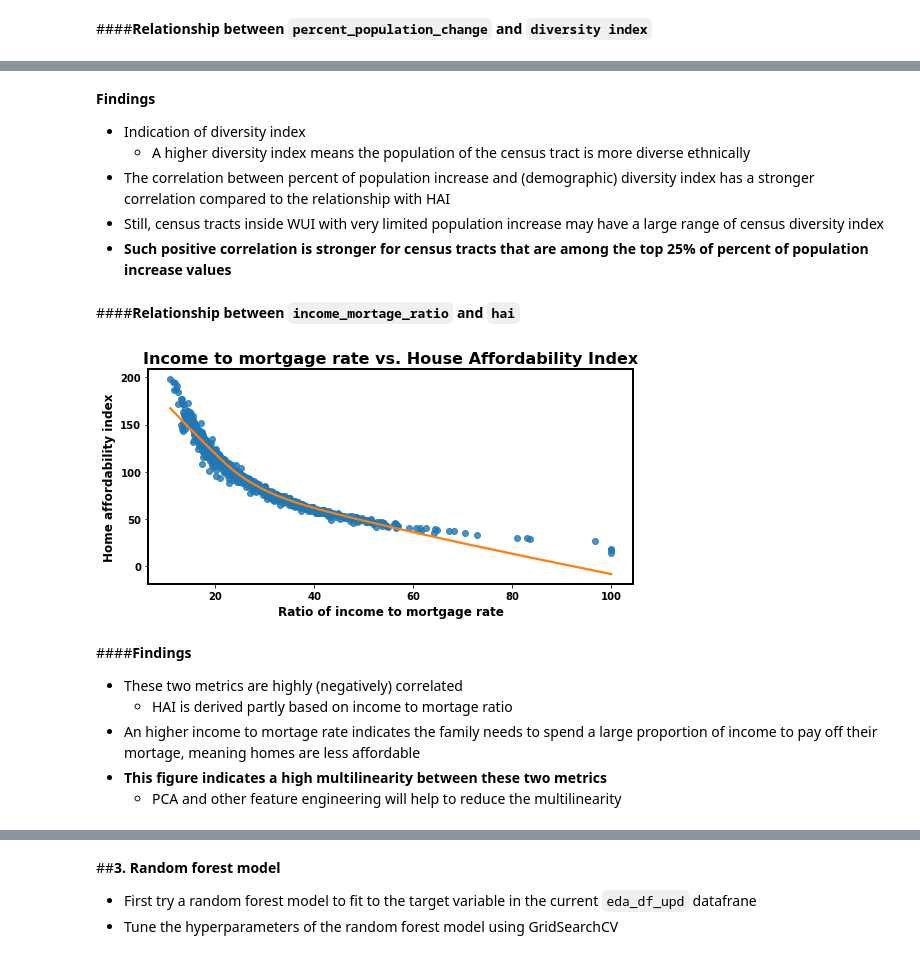
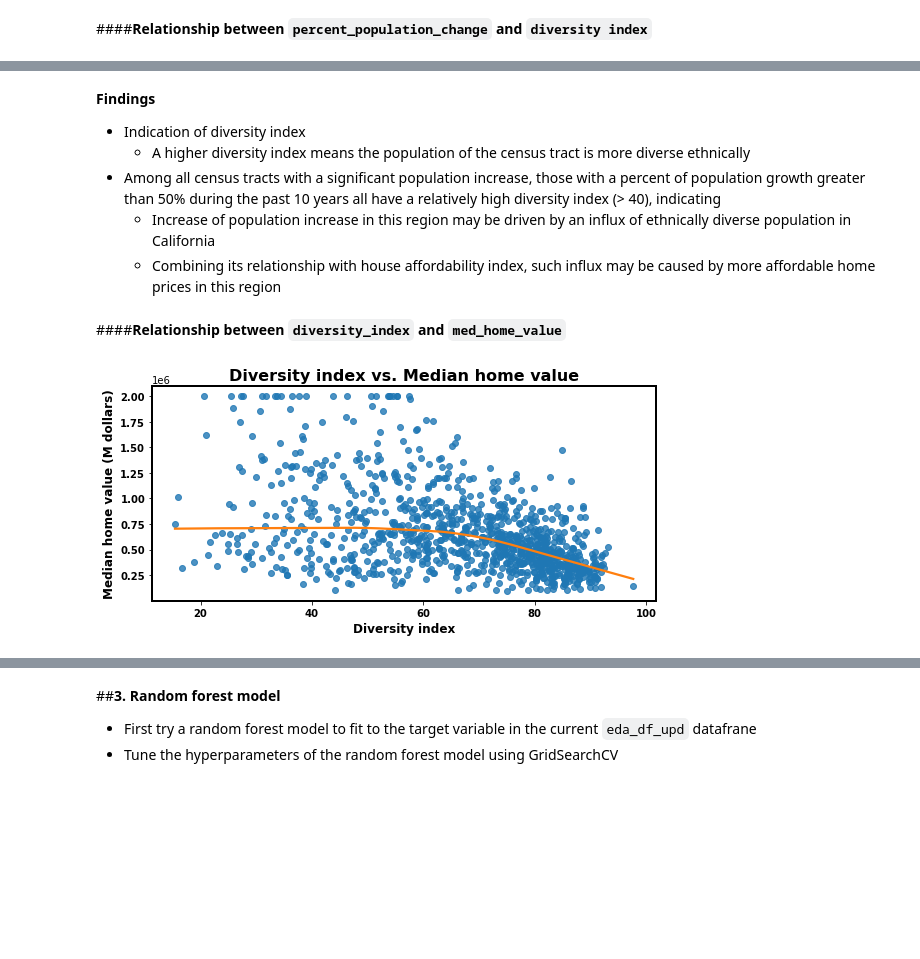
Before and after one commit to jiashenyue/ca-wui-pop-increase, a Jupyter notebook: analysis_notebook.ipynb, the cells around one changed output, grey strips where cells are left out. Saved outputs shown, nothing was run; the diff lists cells and outputs as text; code cells hidden in the pictures; blank space fills up the shorter version.

```diff
--- a/analysis_notebook.ipynb
+++ b/analysis_notebook.ipynb
@@ -801,25 +803,17 @@ scatter_plot(eda_df_upd, x=target_val,y='diversity_index',
-# %% [markdown]
-**Findings**
-
-- Indication of diversity index
-  - A higher diversity index means the population of the census tract is more diverse ethnically
-- The correlation between percent of population increase and (demographic) diversity index has a stronger correlation compared to the relationship with HAI
-- Still, census tracts inside WUI with very limited population increase may have a large range of census diversity index
-- **Such positive correlation is stronger for census tracts that are among the top 25% of percent of population increase values**
+# %% [markdown]
+**Findings**
+
+- Indication of diversity index
+  - A higher diversity index means the population of the census tract is more diverse ethnically
+- Among all census tracts with a significant population increase, those with a percent of population growth greater than 50% during the past 10 years all have a relatively high diversity index (> 40), indicating
+  - Increase of population increase in this region may be driven by an influx of ethnically diverse population in California
+  - Combining its relationship with house affordability index, such influx may be caused by more affordable home prices in this region
 # %% [markdown]
-####**Relationship between `income_mortage_ratio` and `hai`**
+####**Relationship between `diversity_index` and `med_home_value`**
-# %%
-scatter_plot(eda_df_upd, x='income_mortage_ratio',y='hai',
-             tit_lab = 'Income to mortgage rate vs. House Affordability Index',
-             x_lab = 'Ratio of income to mortgage rate',
-             y_lab = 'Home affordability index')
-# %% [output]
-[figure, removed]
-# %% [markdown]
-####**Findings**
-
-- These two metrics are highly (negatively) correlated
-  - HAI is derived partly based on income to mortage ratio
-- An higher income to mortage rate indicates the family needs to spend a large proportion of income to pay off their mortage, meaning homes are less affordable
-- **This figure indicates a high multilinearity between these two metrics**
-  - PCA and other feature engineering will help to reduce the multilinearity
+# %%
+scatter_plot(eda_df_upd, x='diversity_index',y='med_home_value',
+             tit_lab = 'Diversity index vs. Median home value',
+             x_lab = 'Diversity index',
+             y_lab = 'Median home value (M dollars)')
+# %% [output]
+[figure, added]
```
Also changed, not shown: parts of 20 cells of this notebook.
